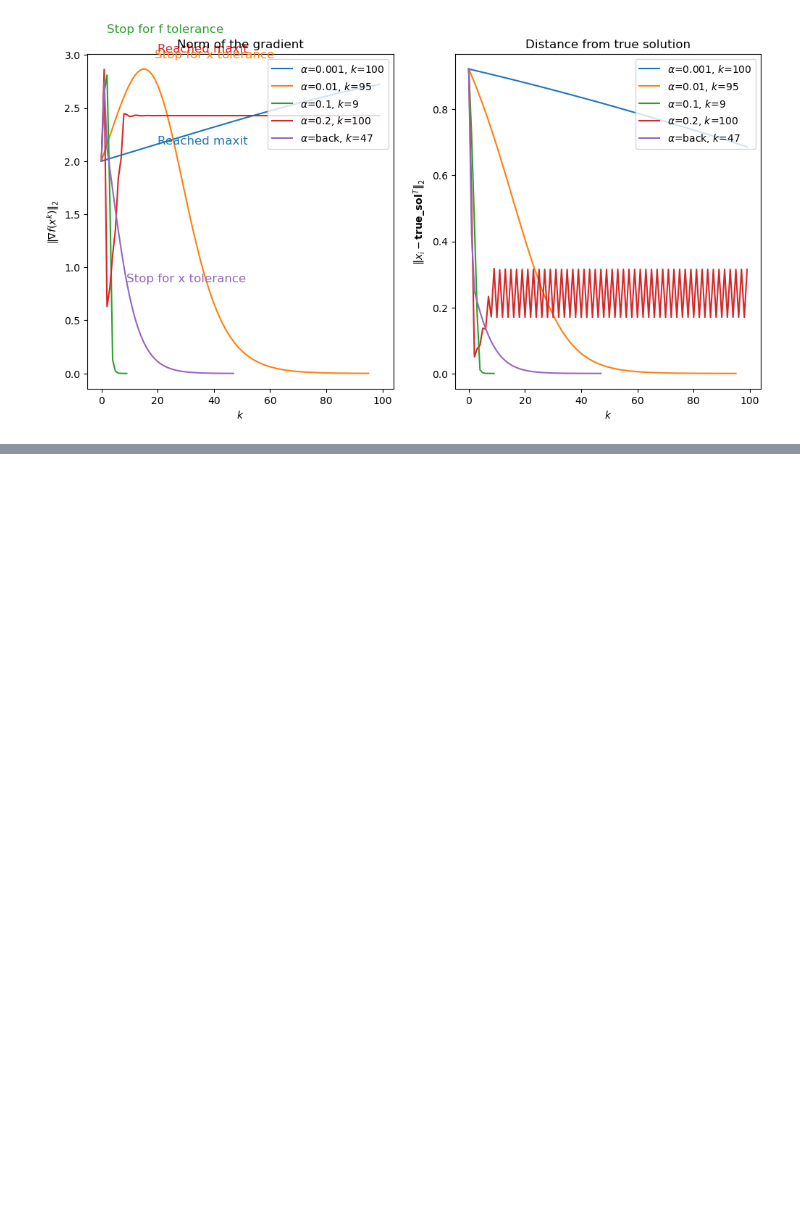
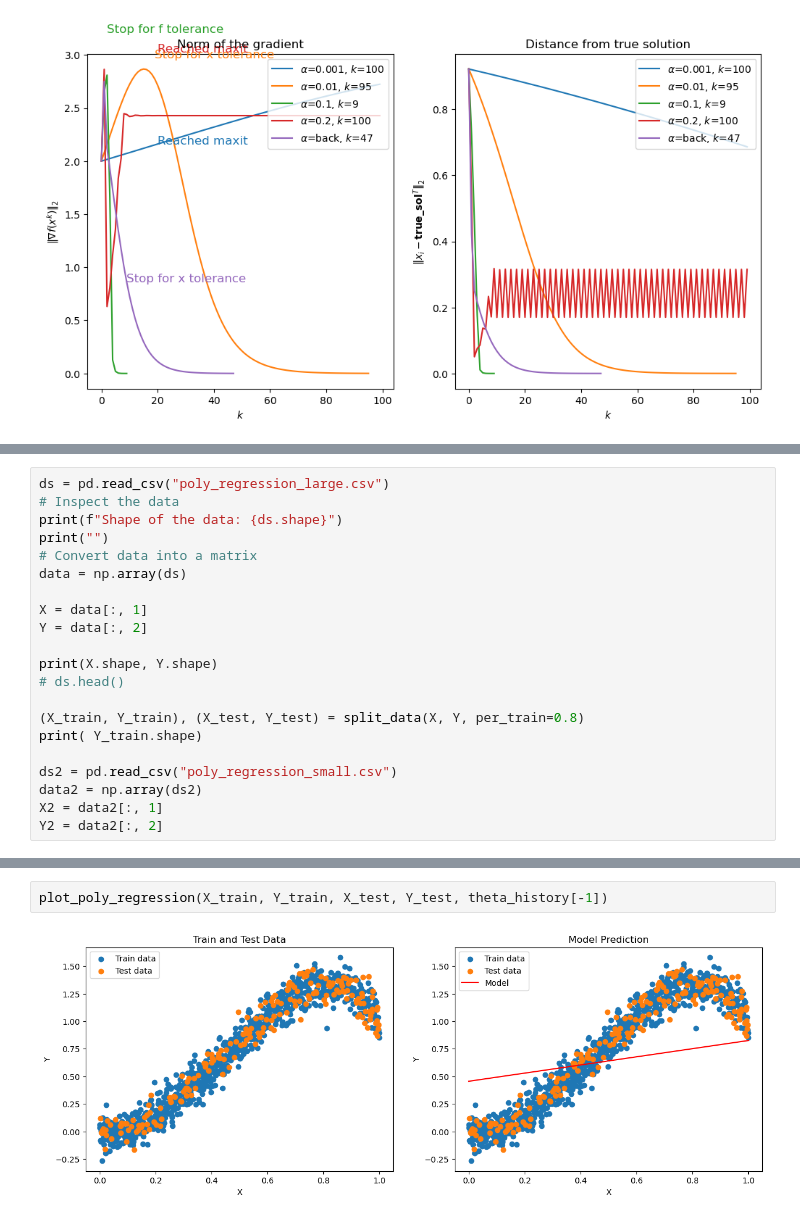
Before and after one commit to 26leonardo/homework_ssm_unibo, a Jupyter notebook: homework3.ipynb, the cells around one changed output, grey strips where cells are left out. Cells and saved outputs as stored; diff of their text form; blank space fills up the shorter version.

```diff
--- a/homework3.ipynb
+++ b/homework3.ipynb
@@ -356,0 +395,21 @@ alpha =  0.2
+# %%
+ds = pd.read_csv("poly_regression_large.csv")
+# Inspect the data
+print(f"Shape of the data: {ds.shape}")
+print("")
+# Convert data into a matrix
+data = np.array(ds)
+
+X = data[:, 1]
+Y = data[:, 2]
+
+print(X.shape, Y.shape)
+# ds.head()
+
+(X_train, Y_train), (X_test, Y_test) = split_data(X, Y, per_train=0.8)
+print( Y_train.shape)
+
+ds2 = pd.read_csv("poly_regression_small.csv")
+data2 = np.array(ds2)
+X2 = data2[:, 1]
+Y2 = data2[:, 2]
@@ -356,0 +645,4 @@ alpha =  0.2
+# %%
+plot_poly_regression(X_train, Y_train, X_test, Y_test, theta_history[-1])
+# %% [output]
+[figure, added]
```
Also changed, not shown: parts of 12 cells of this notebook, 3 other files.
